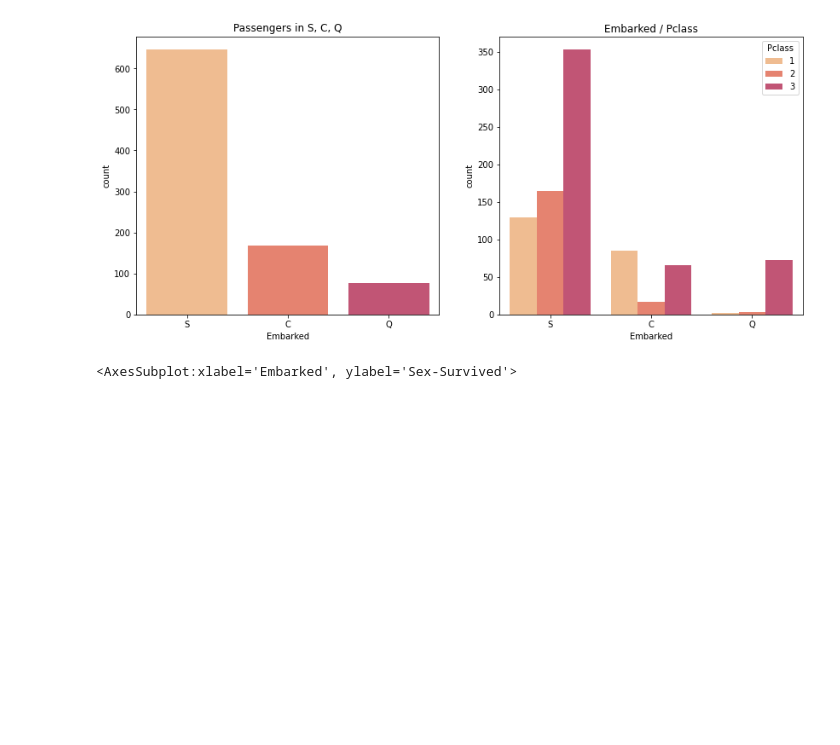
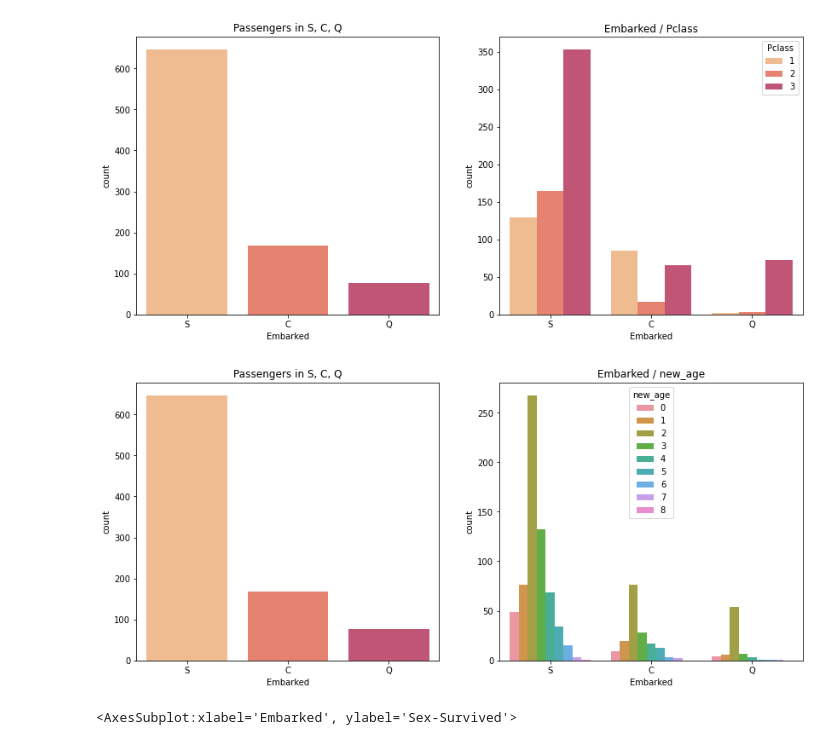
Before and after one commit to Tanya-18/Exploratory-Data-Analysis, a Jupyter notebook: Titanic/EDA - Titanic_data.ipynb, the cells around one changed output. Cells and saved outputs as stored; diff of their text form; code cells hidden in the pictures; blank space fills up the shorter version.

```diff
--- a/Titanic/EDA - Titanic_data.ipynb
+++ b/Titanic/EDA - Titanic_data.ipynb
@@ -240,6 +240,15 @@ ax[1].set_title("Embarked / Pclass")
 plt.show()
 # %% [output]
 [figure]
+# %%
+fig, ax = plt.subplots(1, 2, figsize = (14, 6))
+sns.countplot(x = "Embarked", data = train, ax = ax[0])
+ax[0].set_title("Passengers in S, C, Q")
+sns.countplot(x = "Embarked", hue = "new_age", data = train, ax = ax[1])
+ax[1].set_title("Embarked / new_age")
+plt.show()
+# %% [output]
+[figure, added]
 # %%
 group = train.groupby(['Sex', 'Survived', 'Embarked'])
 new_map = group.size().unstack()
```
Also changed, not shown: parts of 8 cells of this notebook.
